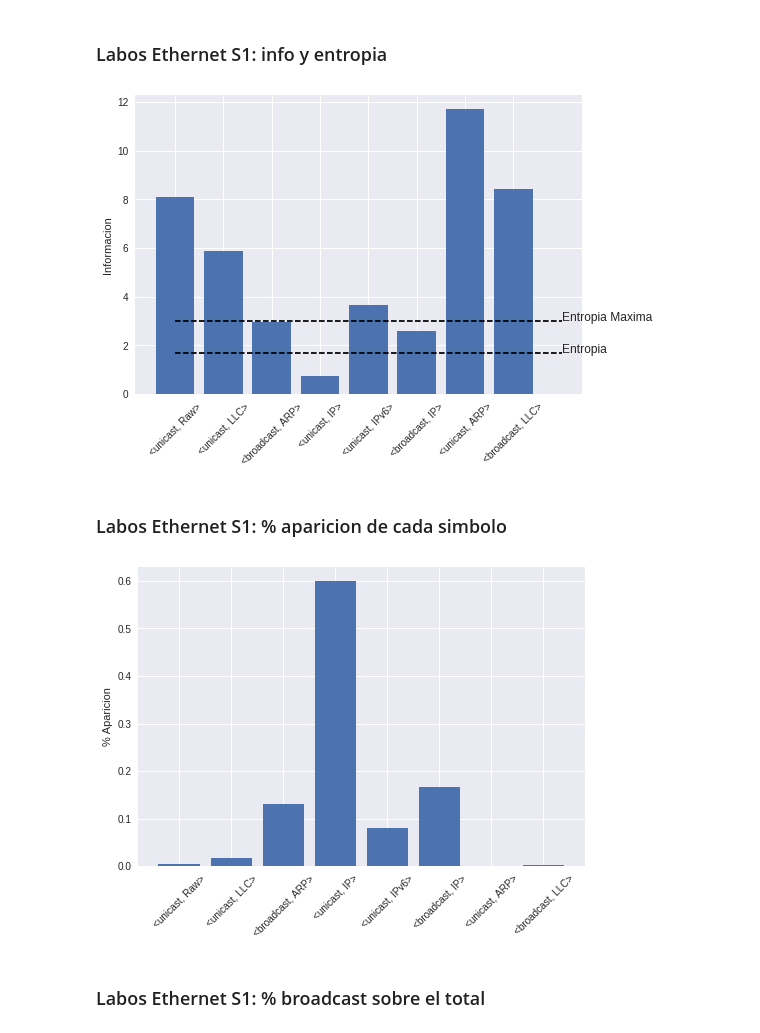
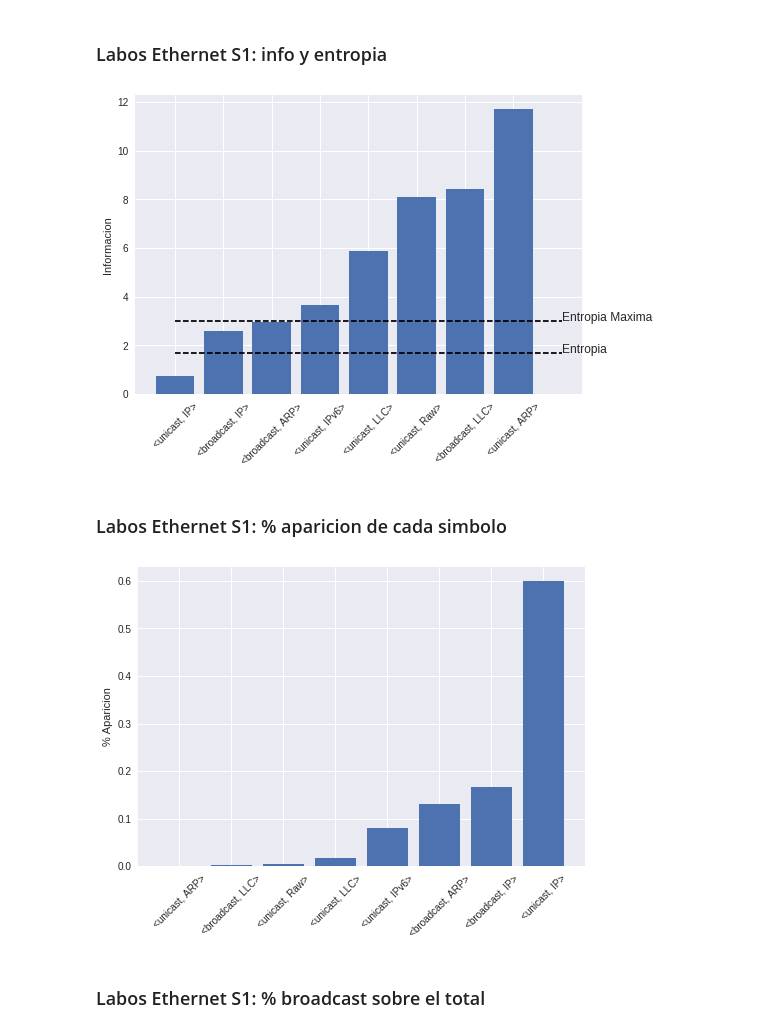
Before and after one commit to a-lavia/redes, a Jupyter notebook: tp1/tools/Graficos-s1.ipynb, the cells around one changed output. Saved outputs shown, nothing was run; the diff lists cells and outputs as text; code cells hidden in the pictures.

```diff
--- a/tp1/tools/Graficos-s1.ipynb
+++ b/tp1/tools/Graficos-s1.ipynb
@@ -31,8 +31,10 @@ dfEthernet
 # %% [markdown]
 ### Labos Ethernet S1: info y entropia
 # %%
-infoEther = dfTableEthernet["information"]
-symbolsEther = dfTableEthernet["symbol"]
+dfTableEthernetSortedInfo = dfTableEthernet.sort_values(by='information')
+
+infoEther = dfTableEthernetSortedInfo["information"]
+symbolsEther = dfTableEthernetSortedInfo["symbol"]
 
 mpl_fig = plt.figure()
 ax = mpl_fig.add_subplot(111)
@@ -49,22 +51,25 @@ plt.text(len(symbolsEther), dfEntropyEther[1], 'Entropia Maxima')
 
 plt.show()
 # %% [output]
-[figure, old version]
+[figure, new version]
 # %% [markdown]
 ### Labos Ethernet S1: % aparicion de cada simbolo
 # %%
-probEther = dfTableEthernet["probability"]
+dfTableEthernetSortedProba = dfTableEthernet.sort_values(by='probability')
+
+symbolsEther = dfTableEthernetSortedProba["symbol"]
+probEther = dfTableEthernetSortedProba["probability"]
 
 mpl_fig = plt.figure()
 ax = mpl_fig.add_subplot(111)
 ax.set_ylabel('% Aparicion')
 
 plt.bar(range(len(probEther)), probEther, align='center')
 plt.xticks(range(len(symbolsEther)), symbolsEther,rotation=45)
 
 plt.show()
 # %% [output]
-[figure, old version]
+[figure, new version]
 # %% [markdown]
 ### Labos Ethernet S1: % broadcast sobre el total
 # %%
```
Also changed, not shown: parts of 4 cells of this notebook, 1 other file.
